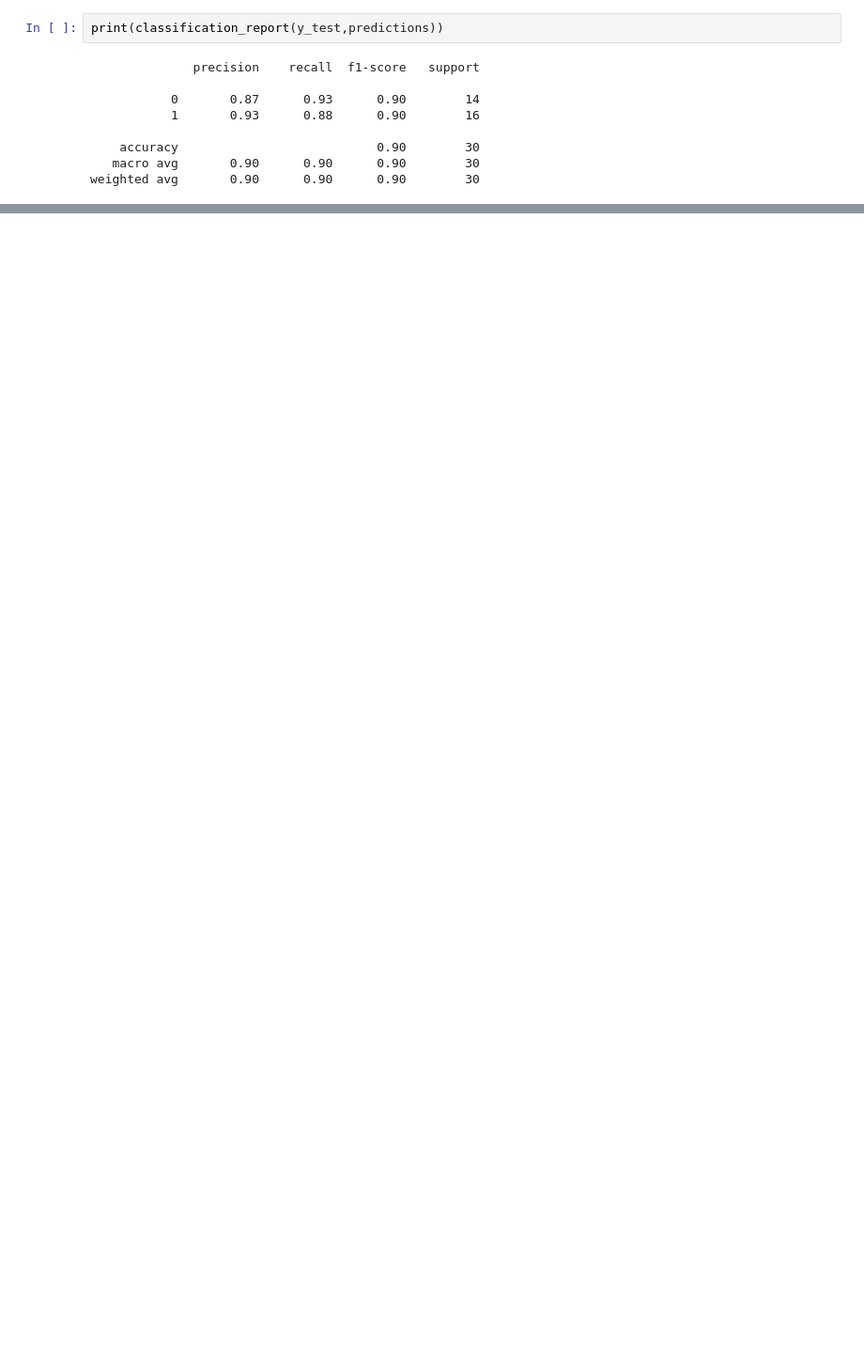
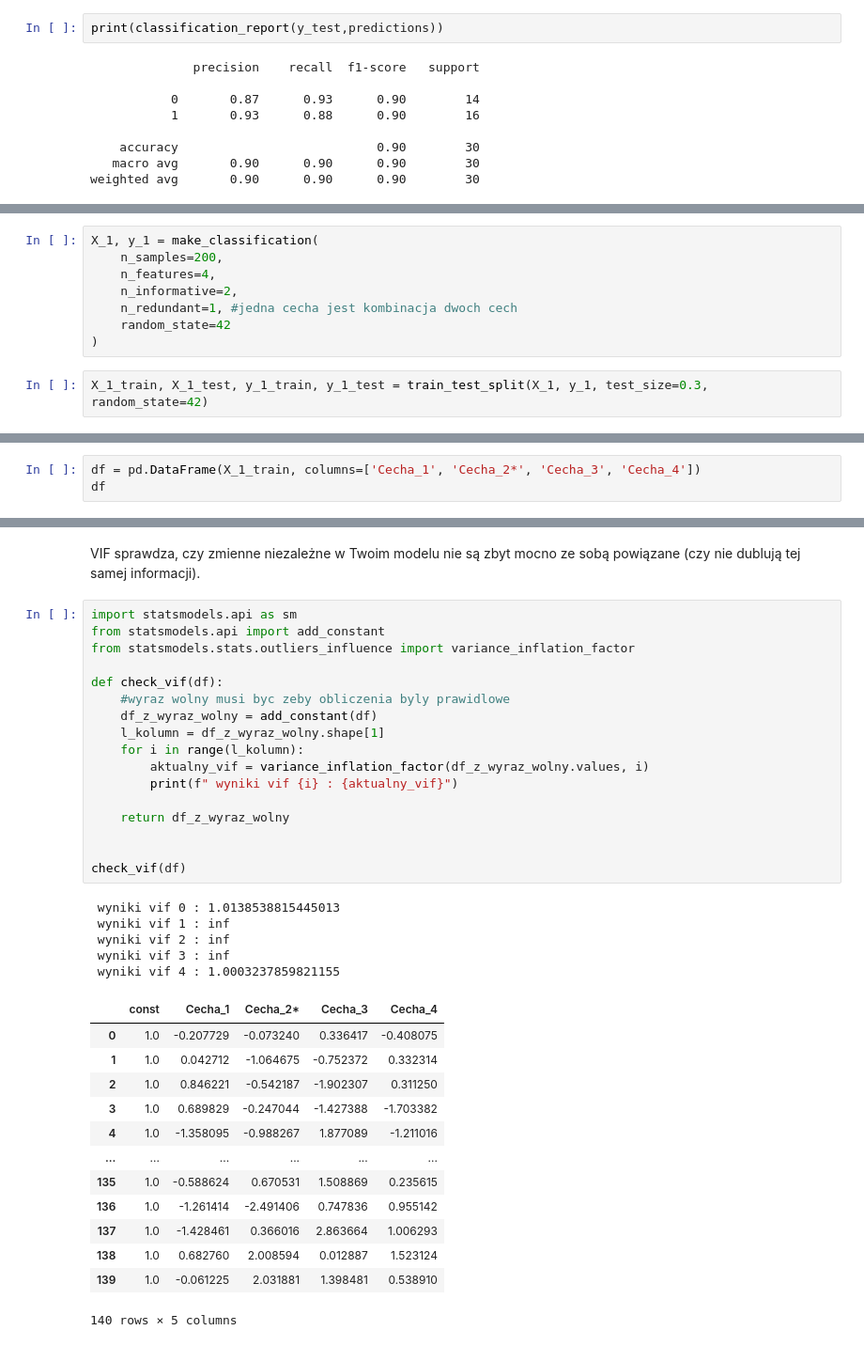
Before and after one commit to michallitwin/python-learning, a Jupyter notebook: python_ml_exercises/zad_reg_log.ipynb, the cells around one changed output, grey strips where cells are left out. Shown at 94% size. Cells and saved outputs as stored; diff of their text form; blank space fills up the shorter version.

```diff
--- a/python_ml_exercises/zad_reg_log.ipynb
+++ b/python_ml_exercises/zad_reg_log.ipynb
@@ -125,0 +304,10 @@ plt.grid(True)
+# %%
+X_1, y_1 = make_classification(
+    n_samples=200,
+    n_features=4,
+    n_informative=2,
+    n_redundant=1, #jedna cecha jest kombinacja dwoch cech
+    random_state=42
+)
+# %%
+X_1_train, X_1_test, y_1_train, y_1_test = train_test_split(X_1, y_1, test_size=0.3, random_state=42)
@@ -125,0 +334,3 @@ plt.grid(True)
+# %%
+df = pd.DataFrame(X_1_train, columns=['Cecha_1', 'Cecha_2*', 'Cecha_3', 'Cecha_4'])
+df
@@ -125,0 +351,38 @@ plt.grid(True)
+# %% [markdown]
+VIF sprawdza, czy zmienne niezależne w Twoim modelu nie są zbyt mocno ze sobą powiązane (czy nie dublują tej samej informacji).
+# %%
+import statsmodels.api as sm
+from statsmodels.api import add_constant
+from statsmodels.stats.outliers_influence import variance_inflation_factor
+
+def check_vif(df):
+    #wyraz wolny musi byc zeby obliczenia byly prawidlowe
+    df_z_wyraz_wolny = add_constant(df)
+    l_kolumn = df_z_wyraz_wolny.shape[1]
+    for i in range(l_kolumn):
+        aktualny_vif = variance_inflation_factor(df_z_wyraz_wolny.values, i)
+        print(f" wyniki vif {i} : {aktualny_vif}")
+
+    return df_z_wyraz_wolny
+
+
+check_vif(df)
+# %% [output]
+ wyniki vif 0 : 1.0138538815445013
+ wyniki vif 1 : inf
+ wyniki vif 2 : inf
+ wyniki vif 3 : inf
+ wyniki vif 4 : 1.0003237859821155
+|  | const | Cecha_1 | Cecha_2* | Cecha_3 | Cecha_4 |
+| 0 | 1.0 | -0.207729 | -0.073240 | 0.336417 | -0.408075 |
+| 1 | 1.0 | 0.042712 | -1.064675 | -0.752372 | 0.332314 |
+| 2 | 1.0 | 0.846221 | -0.542187 | -1.902307 | 0.311250 |
+| 3 | 1.0 | 0.689829 | -0.247044 | -1.427388 | -1.703382 |
+| 4 | 1.0 | -1.358095 | -0.988267 | 1.877089 | -1.211016 |
+| ... | ... | ... | ... | ... | ... |
+| 135 | 1.0 | -0.588624 | 0.670531 | 1.508869 | 0.235615 |
+| 136 | 1.0 | -1.261414 | -2.491406 | 0.747836 | 0.955142 |
+| 137 | 1.0 | -1.428461 | 0.366016 | 2.863664 | 1.006293 |
+| 138 | 1.0 | 0.682760 | 2.008594 | 0.012887 | 1.523124 |
+| 139 | 1.0 | -0.061225 | 2.031881 | 1.398481 | 0.538910 |
+140 rows × 5 columns
```
Also changed, not shown: parts of 39 cells of this notebook, 3 other files.
